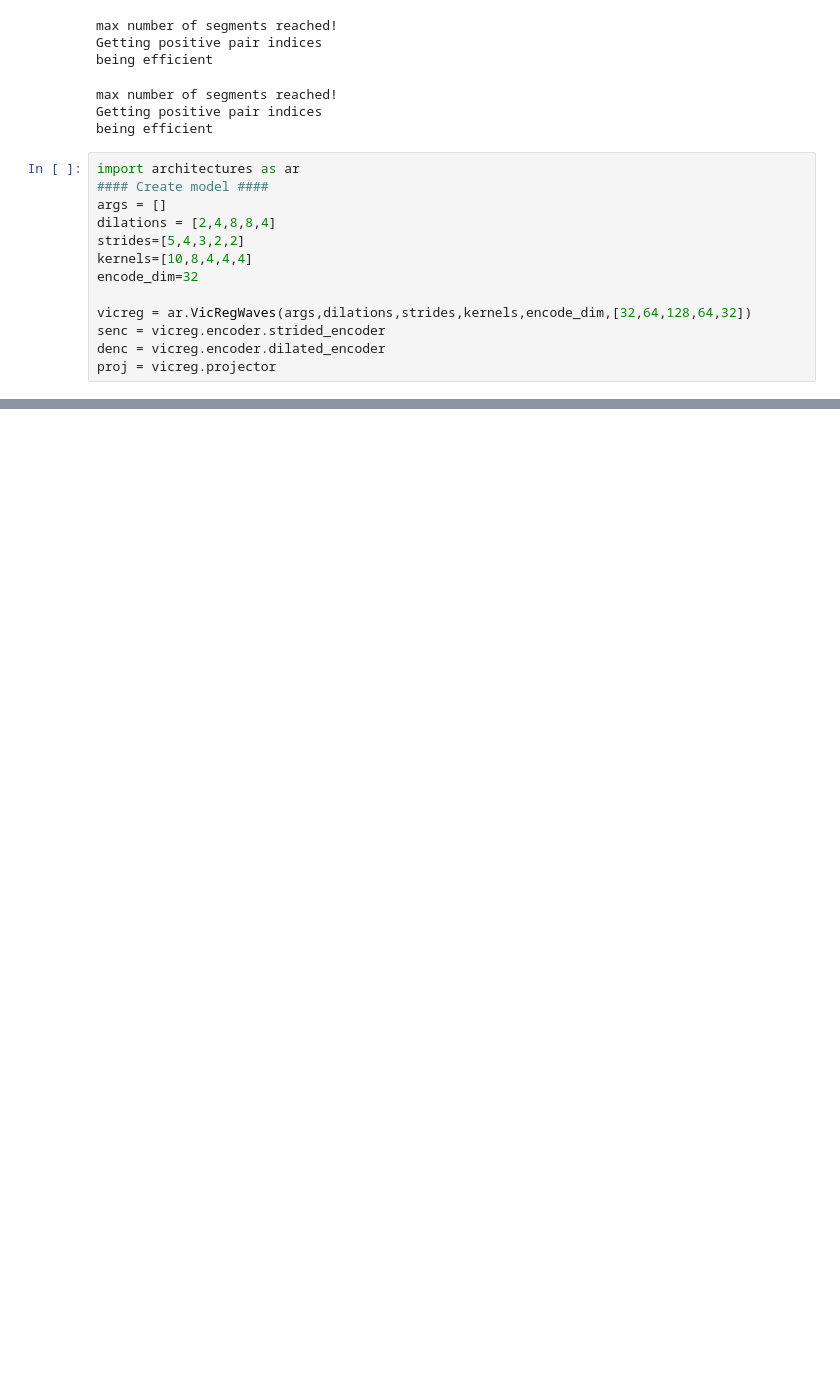
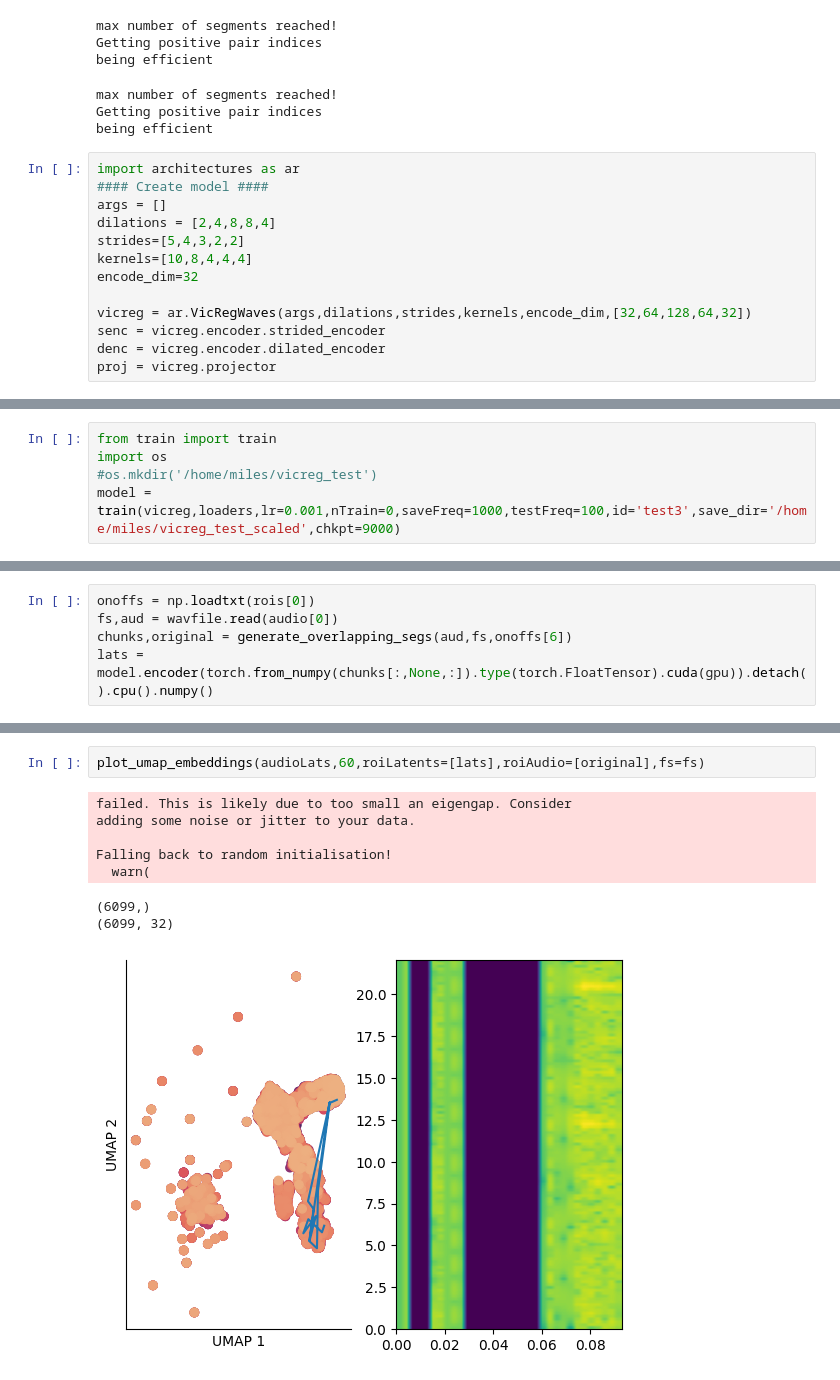
Before and after one commit to mdmarti/self-supervised-audio, a Jupyter notebook: testing.ipynb, the cells around one changed output, grey strips where cells are left out. Cells and saved outputs as stored; diff of their text form; blank space fills up the shorter version.

Commit message:
training, analysis, data....current version is ok

```diff
--- a/testing.ipynb
+++ b/testing.ipynb
@@ -228,0 +274,5 @@ TypeError: VicRegWaves.forward() missing 2 required positional arguments: 'x1' a
+# %%
+from train import train
+import os
+#os.mkdir('/home/miles/vicreg_test')
+model = train(vicreg,loaders,lr=0.001,nTrain=0,saveFreq=1000,testFreq=100,id='test3',save_dir='/home/miles/vicreg_test_scaled',chkpt=9000)
@@ -228,0 +314,5 @@ TypeError: VicRegWaves.forward() missing 2 required positional arguments: 'x1' a
+# %%
+onoffs = np.loadtxt(rois[0])
+fs,aud = wavfile.read(audio[0])
+chunks,original = generate_overlapping_segs(aud,fs,onoffs[6])
+lats = model.encoder(torch.from_numpy(chunks[:,None,:]).type(torch.FloatTensor).cuda(gpu)).detach().cpu().numpy()
@@ -228,0 +327,11 @@ TypeError: VicRegWaves.forward() missing 2 required positional arguments: 'x1' a
+# %%
+plot_umap_embeddings(audioLats,60,roiLatents=[lats],roiAudio=[original],fs=fs)
+# %% [output]
+failed. This is likely due to too small an eigengap. Consider
+adding some noise or jitter to your data.
+
+Falling back to random initialisation!
+  warn(
+(6099,)
+(6099, 32)
+[figure, added]
```
Also changed, not shown: parts of 16 cells of this notebook, 3 other files.
